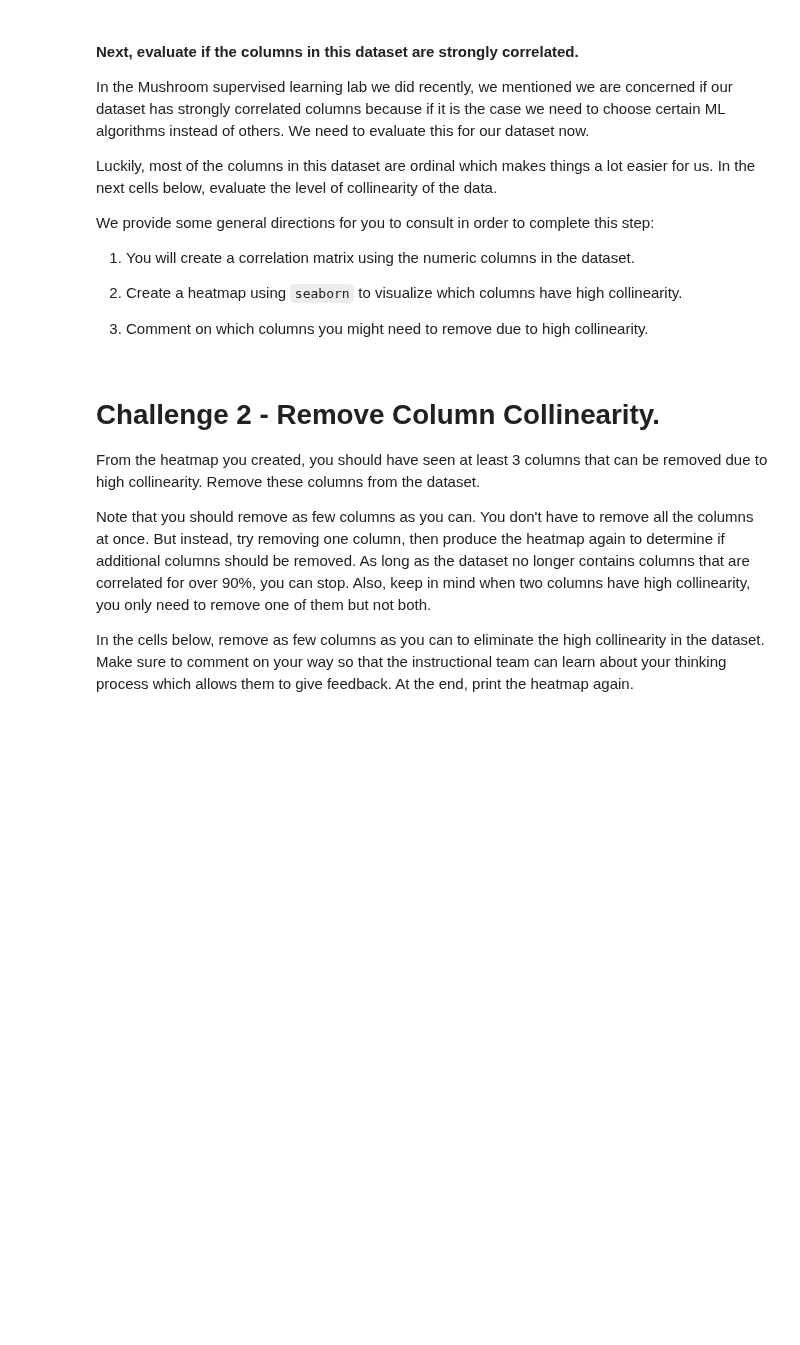
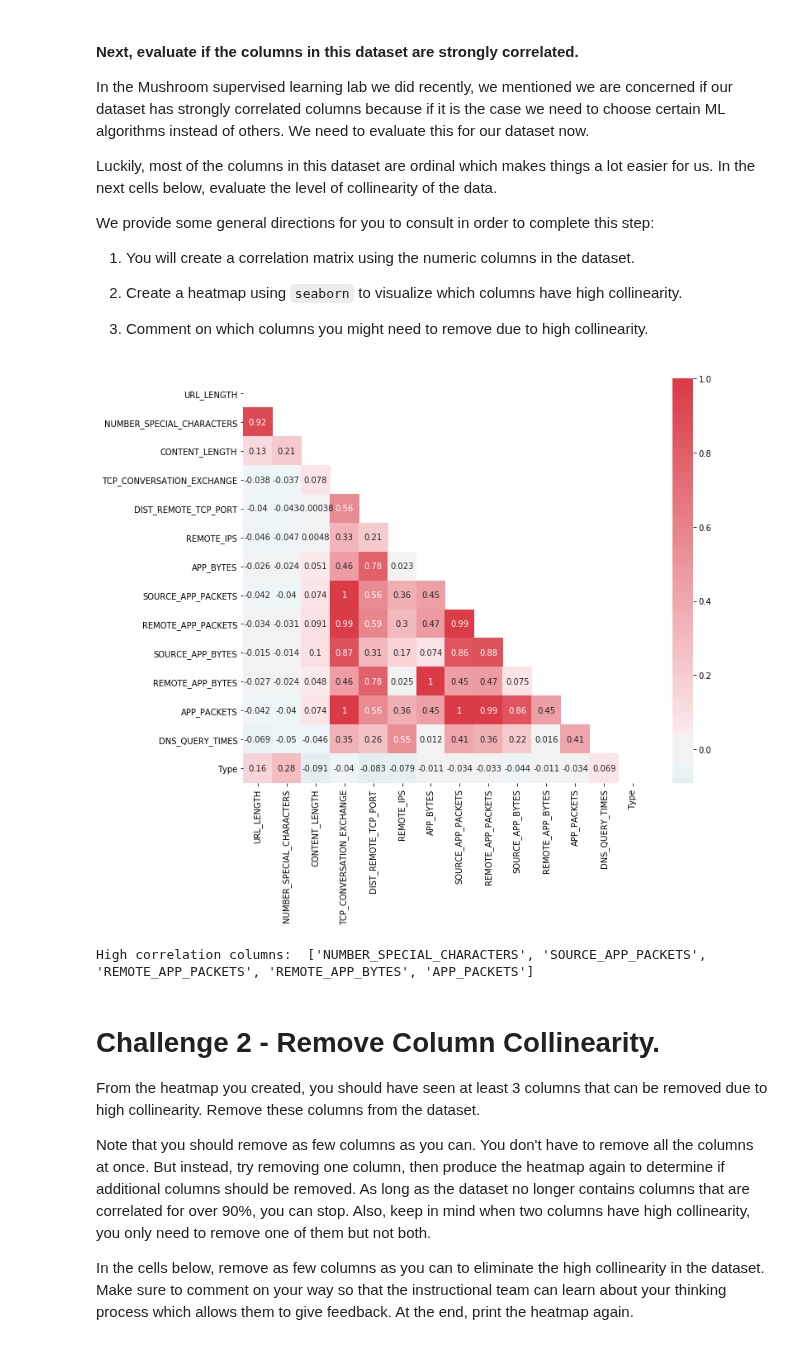
Before and after one commit to ta-data-lis/lab-supervised-learning, a Jupyter notebook: your-code/main.ipynb, the cells around one changed output. Cells and saved outputs as stored; diff of their text form; code cells hidden in the pictures; blank space fills up the shorter version.

```diff
--- a/your-code/main.ipynb
+++ b/your-code/main.ipynb
@@ -97,3 +104,31 @@ We provide some general directions for you to consult in order to complete this
+# %%
+## correlation and heatmap
+corr = websites.corr()
+
+# Set up the matplotlib figure
+f, ax = plt.subplots(figsize = (11, 9))
+
+# Generate a mask for the upper triangle
+mask = np.triu(np.ones_like(corr, dtype = np.bool))
+
+# Generate a custom diverging colormap
+cmap = sns.diverging_palette(220, 10, as_cmap = True)
+
+# Draw the heatmap with the mask
+sns.heatmap(corr, cmap = cmap, mask = mask, center = 0, square = True, annot = True)
+
+plt.show()
+# %% [output]
+[figure, added]
+# %%
+# Select upper triangle of correlation matrix
+upper = corr.where(np.triu(np.ones(corr.shape), k=1).astype(np.bool))
+
+# Find index of feature columns with correlation greater than 0.9
+high_corr = [column for column in upper.columns if any(upper[column] > 0.9)]
+print('High correlation columns: ', high_corr)
+# %% [output]
+High correlation columns:  ['NUMBER_SPECIAL_CHARACTERS', 'SOURCE_APP_PACKETS', 'REMOTE_APP_PACKETS', 'REMOTE_APP_BYTES', 'APP_PACKETS']
 # %% [markdown]
 # Challenge 2 - Remove Column Collinearity.
 
```
Also changed, not shown: parts of 62 cells of this notebook.
